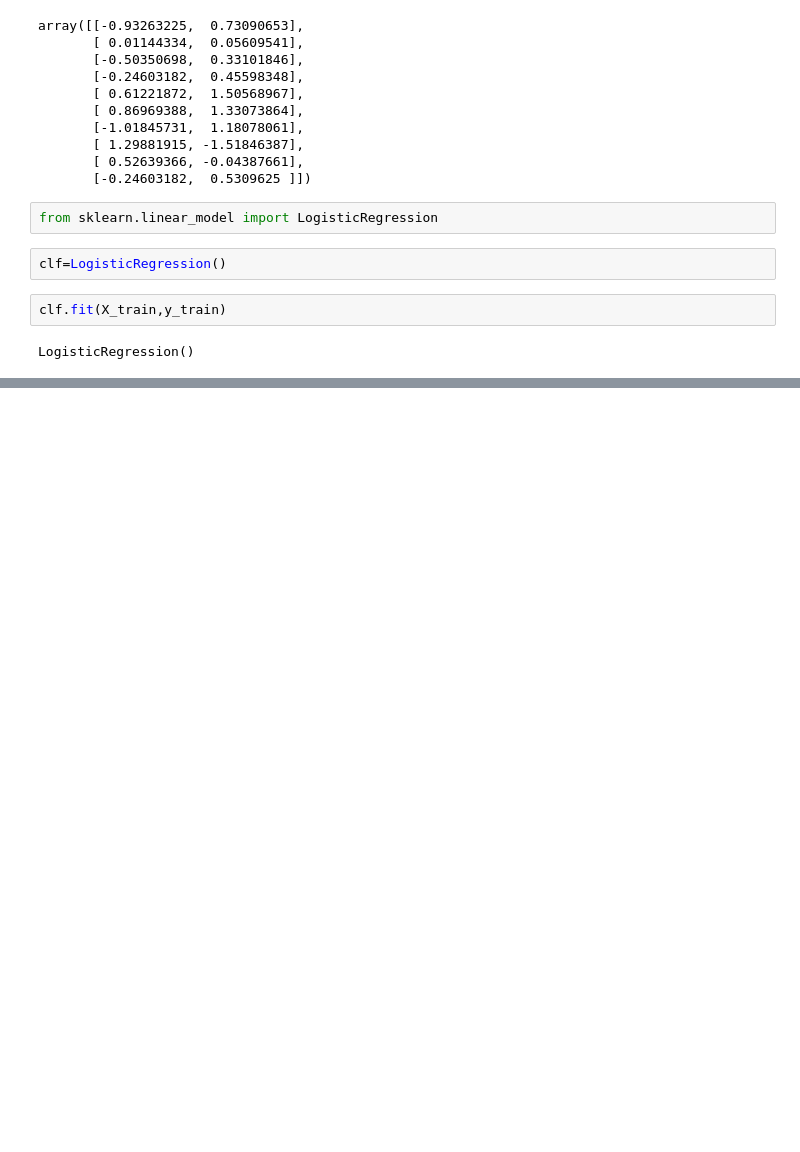
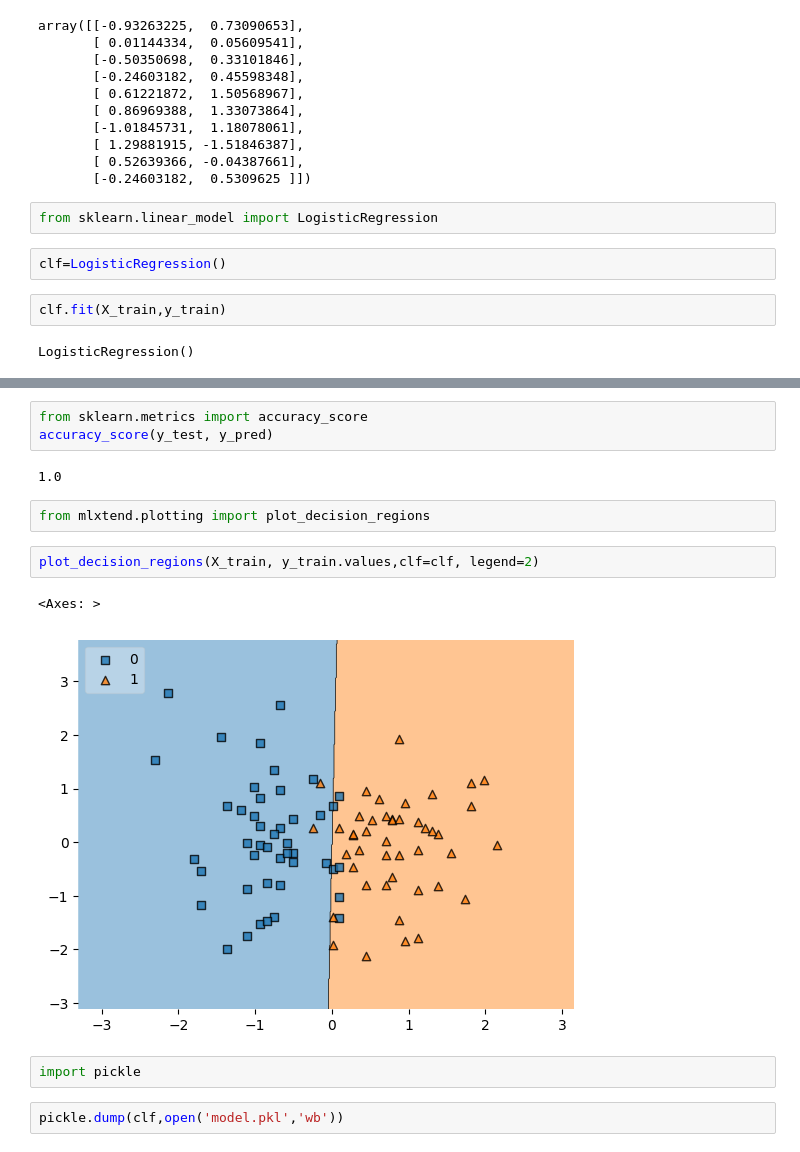
Before and after one commit to nur21horin/macine_learning, a Jupyter notebook: student_prediction/student_pred.ipynb, the cells around one changed output, grey strips where cells are left out. Cells and saved outputs as stored; diff of their text form; blank space fills up the shorter version.

```diff
--- a/student_prediction/student_pred.ipynb
+++ b/student_prediction/student_pred.ipynb
@@ -177,0 +176,16 @@ Name: placement, dtype: int64
+# %%
+from sklearn.metrics import accuracy_score
+accuracy_score(y_test, y_pred)
+# %% [output]
+1.0
+# %%
+from mlxtend.plotting import plot_decision_regions
+# %%
+plot_decision_regions(X_train, y_train.values,clf=clf, legend=2)
+# %% [output]
+<Axes: >
+[figure, added]
+# %%
+import pickle
+# %%
+pickle.dump(clf,open('model.pkl','wb'))
```
Also changed, not shown: parts of 3 cells of this notebook, 1 other file.
